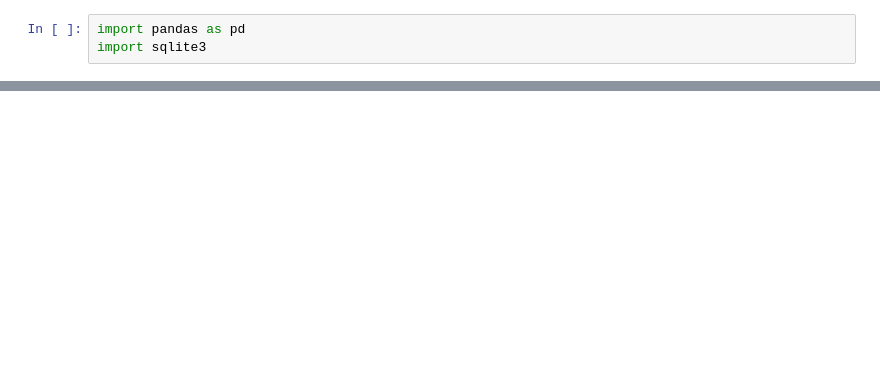
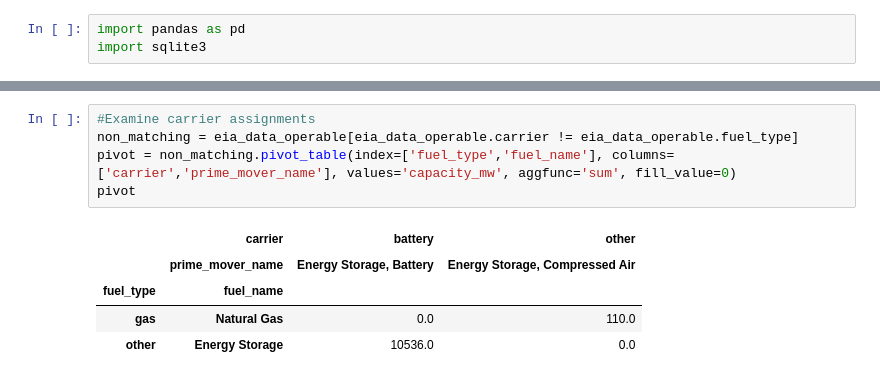
Before and after one commit to PyPSA/pypsa-usa, a Jupyter notebook: workflow/notebooks/eia_pudl_comparison.ipynb, the cells around one changed output, grey strips where cells are left out. Saved outputs shown, nothing was run; the diff lists cells and outputs as text; blank space fills up the shorter version.

```diff
--- a/workflow/notebooks/eia_pudl_comparison.ipynb
+++ b/workflow/notebooks/eia_pudl_comparison.ipynb
@@ -145,0 +989,11 @@ storage_technology_1
+# %%
+#Examine carrier assignments
+non_matching = eia_data_operable[eia_data_operable.carrier != eia_data_operable.fuel_type]
+pivot = non_matching.pivot_table(index=['fuel_type','fuel_name'], columns=['carrier','prime_mover_name'], values='capacity_mw', aggfunc='sum', fill_value=0)
+pivot
+# %% [output]
+|  | carrier | battery | other |
+|  | prime_mover_name | Energy Storage, Battery | Energy Storage, Compressed Air |
+| fuel_type | fuel_name |  |  |
+| gas | Natural Gas | 0.0 | 110.0 |
+| other | Energy Storage | 10536.0 | 0.0 |
```
Also changed, not shown: parts of 18 cells of this notebook.
